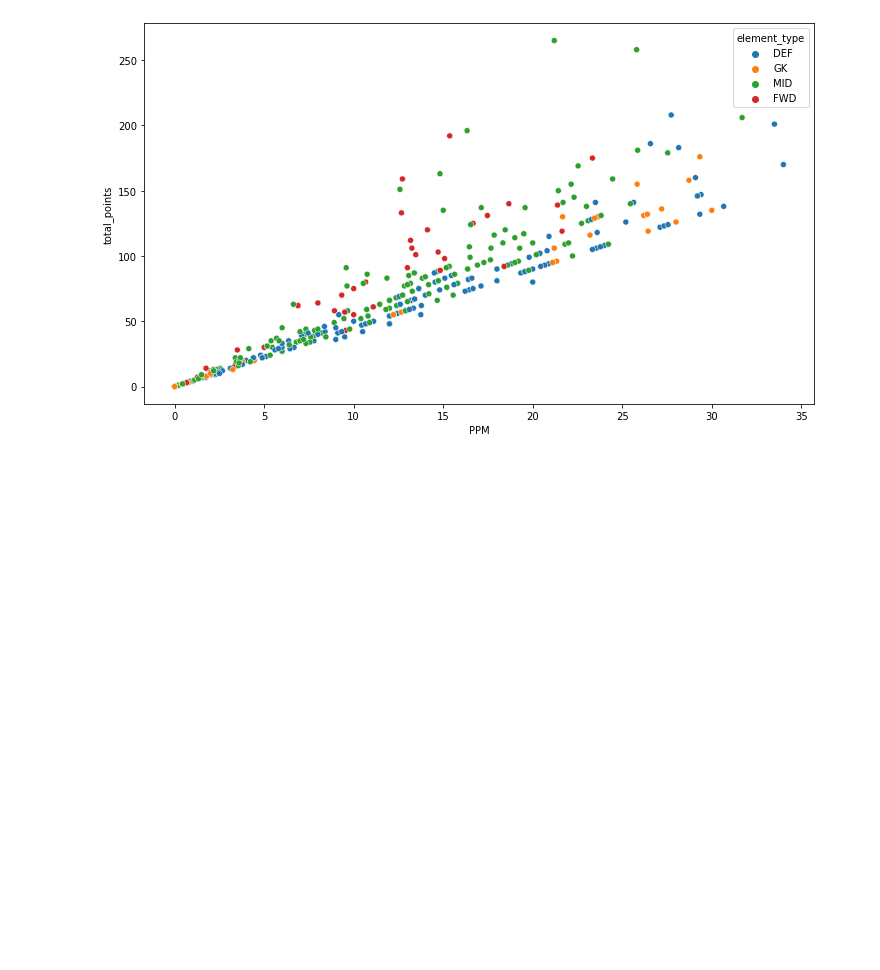
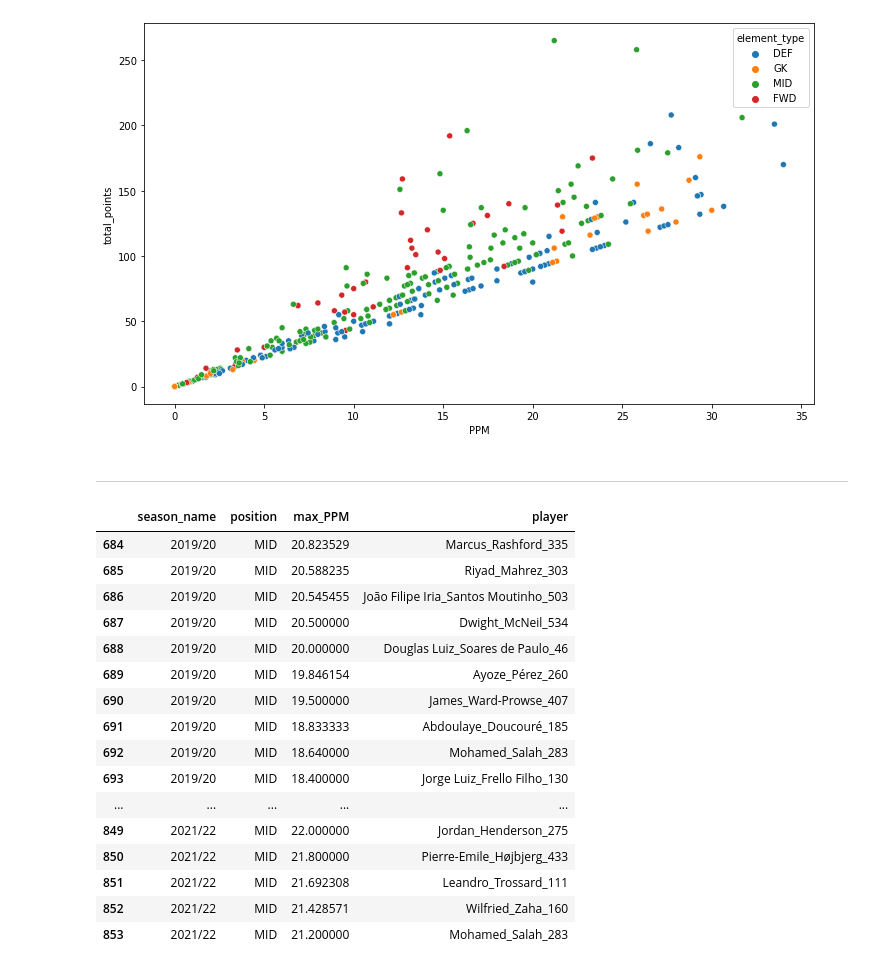
Before and after one commit to raunak536/Fantasy-Premier-League, a Jupyter notebook: analysis/1. Basic EDA.ipynb, the cells around one changed output. Cells and saved outputs as stored; diff of their text form; code cells hidden in the pictures; blank space fills up the shorter version.

```diff
--- a/analysis/1. Basic EDA.ipynb
+++ b/analysis/1. Basic EDA.ipynb
@@ -275,3 +275,29 @@ sns.scatterplot(data = all_players_all_season_data[all_players_all_season_data['
 # %% [output]
 <matplotlib.axes._subplots.AxesSubplot at 0x...>
 [figure]
+# %% [markdown]
+----
+# %%
+df_PPM_top_3 = pd.DataFrame(all_players_all_season_data.groupby(['season_name','element_type'])['PPM'].nlargest(20)).reset_index()
+df_PPM_top_3 = df_PPM_top_3.merge(all_players_all_season_data['player'].reset_index(), left_on='level_2',right_on='index').drop(columns=['level_2','index'])
+df_PPM_top_3 = df_PPM_top_3.rename(columns={'PPM':'max_PPM','element_type':'position'})
+df_PPM_top_3 = df_PPM_top_3[df_PPM_top_3['position'] == 'MID']
+df_PPM_top_3.tail(50).sort_values(['position','season_name'])
+# %% [output]
+|  | season_name | position | max_PPM | player |
+| 684 | 2019/20 | MID | 20.823529 | Marcus_Rashford_335 |
+| 685 | 2019/20 | MID | 20.588235 | Riyad_Mahrez_303 |
+| 686 | 2019/20 | MID | 20.545455 | João Filipe Iria_Santos Moutinho_503 |
+| 687 | 2019/20 | MID | 20.500000 | Dwight_McNeil_534 |
+| 688 | 2019/20 | MID | 20.000000 | Douglas Luiz_Soares de Paulo_46 |
+| 689 | 2019/20 | MID | 19.846154 | Ayoze_Pérez_260 |
+| 690 | 2019/20 | MID | 19.500000 | James_Ward-Prowse_407 |
+| 691 | 2019/20 | MID | 18.833333 | Abdoulaye_Doucouré_185 |
+| 692 | 2019/20 | MID | 18.640000 | Mohamed_Salah_283 |
+| 693 | 2019/20 | MID | 18.400000 | Jorge Luiz_Frello Filho_130 |
+| ... | ... | ... | ... | ... |
+| 849 | 2021/22 | MID | 22.000000 | Jordan_Henderson_275 |
+| 850 | 2021/22 | MID | 21.800000 | Pierre-Emile_Højbjerg_433 |
+| 851 | 2021/22 | MID | 21.692308 | Leandro_Trossard_111 |
+| 852 | 2021/22 | MID | 21.428571 | Wilfried_Zaha_160 |
+| 853 | 2021/22 | MID | 21.200000 | Mohamed_Salah_283 |
```
Also changed, not shown: parts of 4 cells of this notebook.
